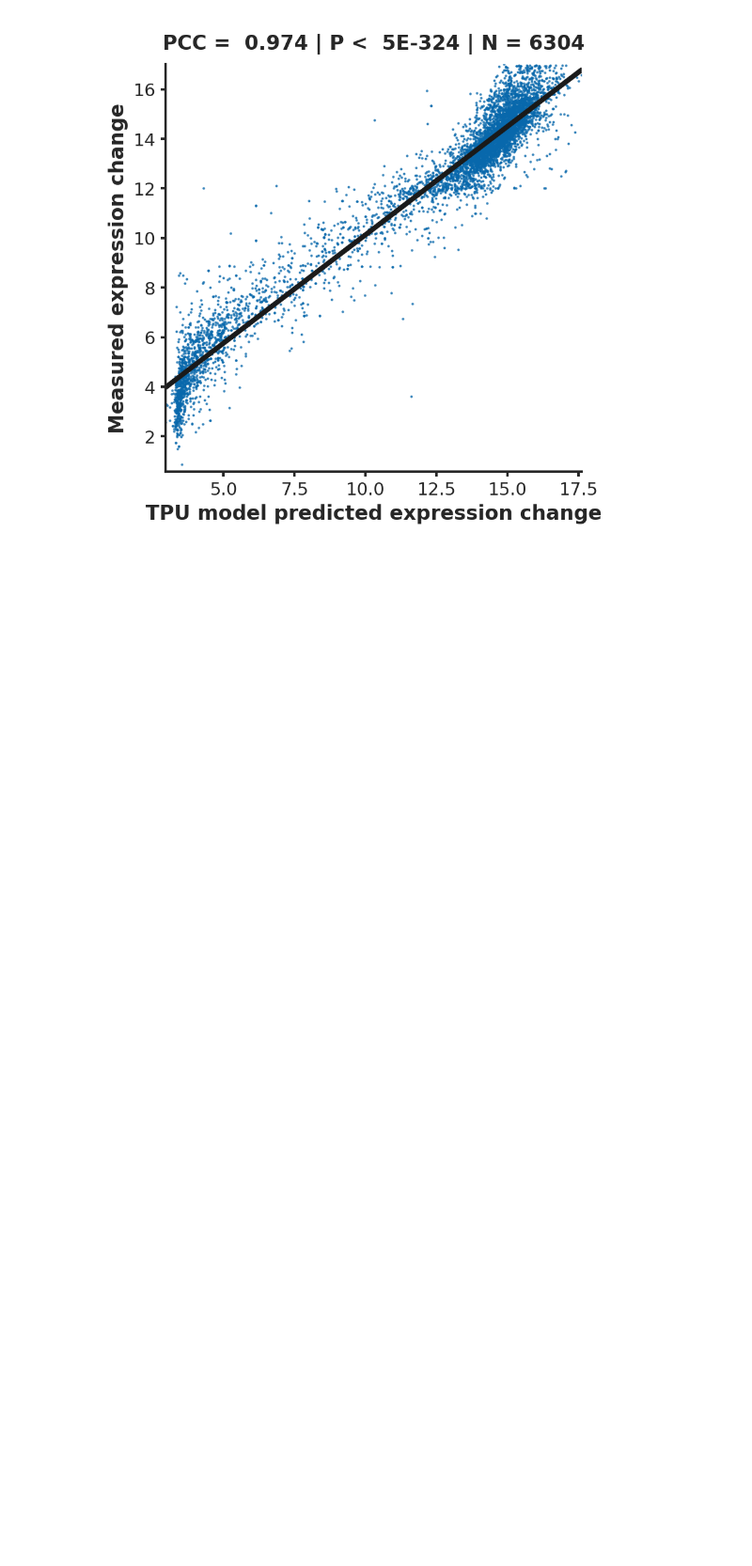
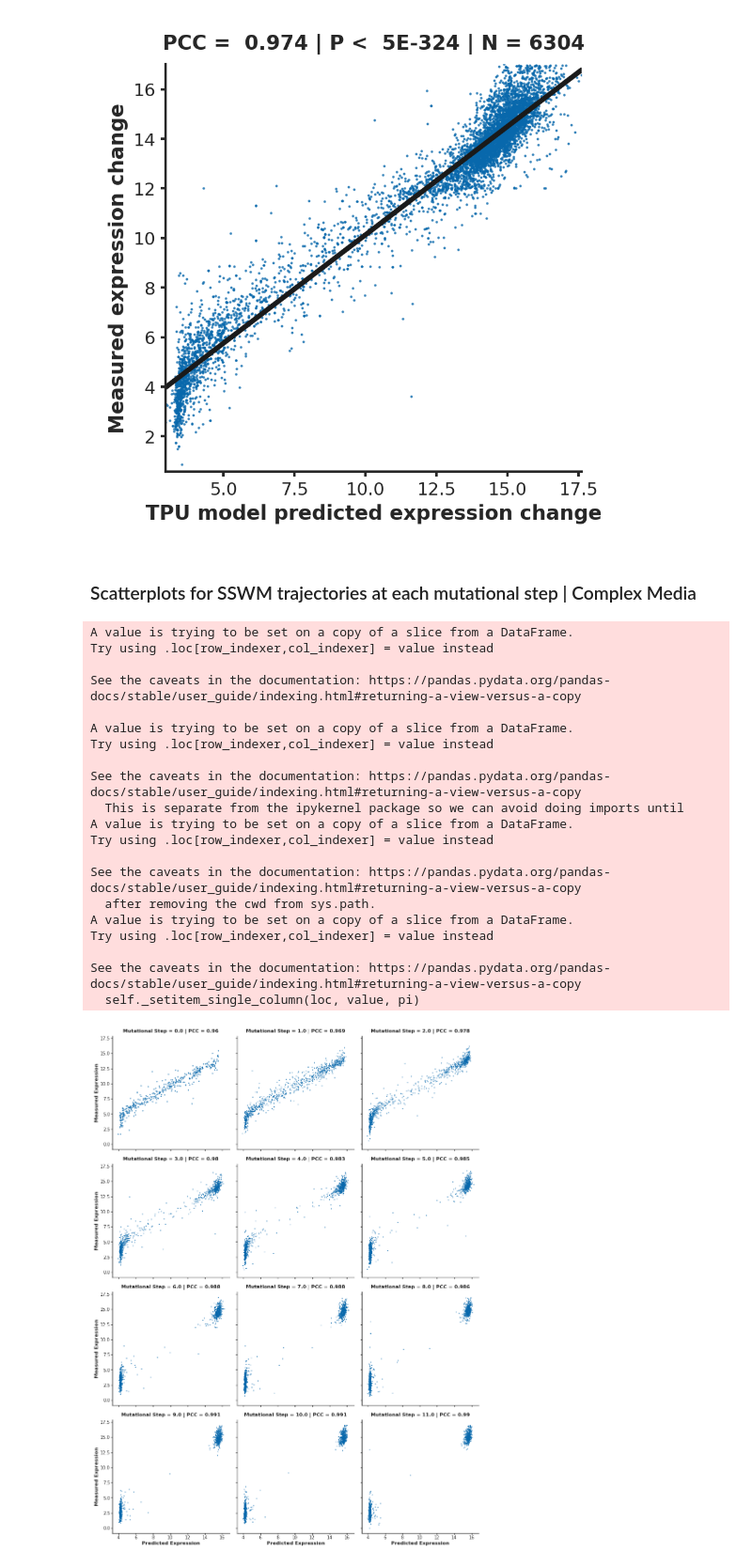
Before and after one commit to 1edv/evolution, a Jupyter notebook: manuscript_code/model/reproduce_test_data_performance/1_inspect_test_data_and_reproduce_prediction_scatterplots.ipynb, the cells around one changed output. Shown at 94% size. Saved outputs shown, nothing was run; the diff lists cells and outputs as text; code cells hidden in the pictures; blank space fills up the shorter version.

Commit message:
Updated with stepwise scatterplots

```diff
--- a/manuscript_code/model/reproduce_test_data_performance/1_inspect_test_data_and_reproduce_prediction_scatterplots.ipynb
+++ b/manuscript_code/model/reproduce_test_data_performance/1_inspect_test_data_and_reproduce_prediction_scatterplots.ipynb
@@ -158,7 +158,7 @@ In the snp_df :
 Please feel free to write to us if you want to carry out analysis other than what we did in the paper if you have questions about our test (or training) datasets
 ##### Please be mindful of the difference in scales between experiments if you extract data from the file on your own
 # %%
-first_run = 0 ### Set this to 0 as a user since this has already been run once and the simplified files have been saved
+first_run = 1 ### Set this to 0 as a user since this has already been run once and the simplified files have been saved
 regplot = 1 ### Set this to 0 if you just want a scatterplot quickly and not a line of best fit
 # %%
 if first_run :
@@ -462,3 +462,55 @@ plot( df['Predicted Expression'] , df['Measured Expression']  , is_delta = 1 , m
 # change regplot = 1 if you want line of best fit
 # %% [output]
 [figure]
+# %% [markdown]
+### Scatterplots for SSWM trajectories at each mutational step | Complex Media
+# %%
+extracted_df = full_df[(full_df.trajOpt=='Glu') & (full_df.expt=='NBT_S288CdU_YPD')]
+extracted_df['Mutational Step'] = extracted_df['ED']
+extracted_df['Predicted Expression'] = extracted_df['edvPred']
+extracted_df['Measured Expression'] = extracted_df['meanEL']
+### Create title
+col_order = []
+for i in np.sort(np.unique(extracted_df['ED'])) :
+    step_df = extracted_df[extracted_df['Mutational Step'] == i]
+    pcc = scipy.stats.pearsonr(step_df.meanEL,step_df.edvPred)[0]
+    colname = str(i) +' | PCC = ' + str(round( pcc, 3))
+    extracted_df.loc[extracted_df['Mutational Step'] == i , 'Mutational Step'] =   colname
+    col_order = col_order + [colname]
+
+from matplotlib.backends.backend_pdf import PdfPages
+
+g = sns.FacetGrid(extracted_df , col = 'Mutational Step' ,  col_wrap=3 ,
+                  col_order = col_order )
+g.map(sns.scatterplot,  "Predicted Expression" , "Measured Expression" ,
+     s= 2 , linewidth = 0 , rasterized = 1 , color  = '#0868ac')
+
+
+
+figfile = 'SSWM_stepwise_scatterplot_complex_media'
+
+g.savefig(figfile + ".pdf")
+g.savefig(figfile + ".png")
+plt.show()
+# %% [output]
+A value is trying to be set on a copy of a slice from a DataFrame.
+Try using .loc[row_indexer,col_indexer] = value instead
+
+See the caveats in the documentation: https://pandas.pydata.org/pandas-docs/stable/user_guide/indexing.html#returning-a-view-versus-a-copy
+
+A value is trying to be set on a copy of a slice from a DataFrame.
+Try using .loc[row_indexer,col_indexer] = value instead
+
+See the caveats in the documentation: https://pandas.pydata.org/pandas-docs/stable/user_guide/indexing.html#returning-a-view-versus-a-copy
+  This is separate from the ipykernel package so we can avoid doing imports until
+A value is trying to be set on a copy of a slice from a DataFrame.
+Try using .loc[row_indexer,col_indexer] = value instead
+
+See the caveats in the documentation: https://pandas.pydata.org/pandas-docs/stable/user_guide/indexing.html#returning-a-view-versus-a-copy
+  after removing the cwd from sys.path.
+A value is trying to be set on a copy of a slice from a DataFrame.
+Try using .loc[row_indexer,col_indexer] = value instead
+
+See the caveats in the documentation: https://pandas.pydata.org/pandas-docs/stable/user_guide/indexing.html#returning-a-view-versus-a-copy
+  self._setitem_single_column(loc, value, pi)
+[figure, added]
```
Also changed, not shown: parts of 2 cells of this notebook, 4 other files.
